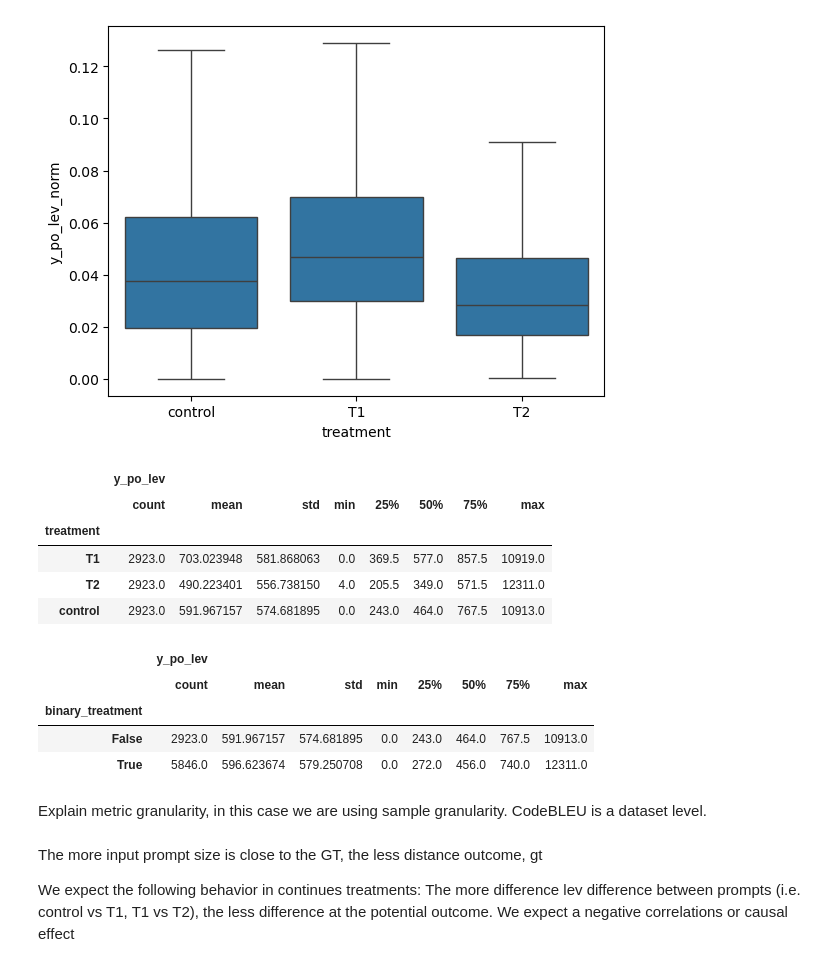
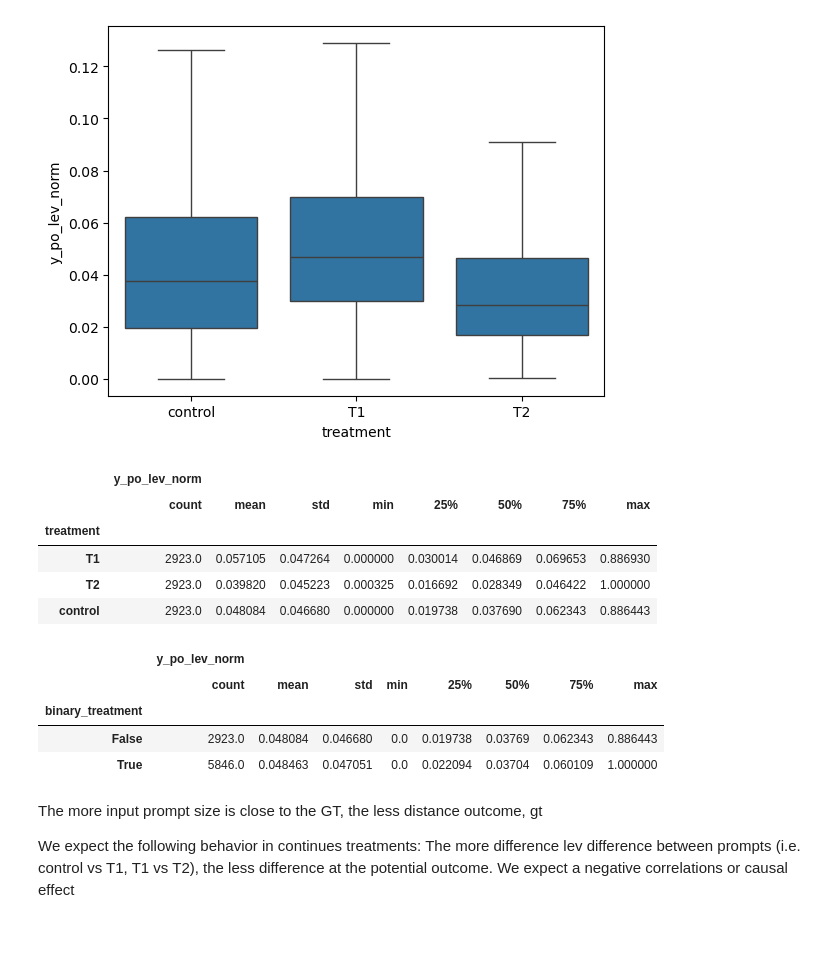
Before and after one commit to LeyliG/galeras-benchmark, a Jupyter notebook: docs/source/02_case_study_prompt_eng_propensity.ipynb, the cells around one changed output. Cells and saved outputs as stored; diff of their text form; code cells hidden in the pictures; blank space fills up the shorter version.

```diff
--- a/docs/source/02_case_study_prompt_eng_propensity.ipynb
+++ b/docs/source/02_case_study_prompt_eng_propensity.ipynb
@@ -175,24 +114,22 @@ sns.boxplot(data=treatments_df[['y_po_lev_norm','treatment']], x="treatment", y=
 <Axes: xlabel='treatment', ylabel='y_po_lev_norm'>
 [figure]
 # %%
-treatments_df[['y_po_lev','treatment']].groupby('treatment').describe()
+treatments_df[['y_po_lev_norm','treatment']].groupby('treatment').describe()
 # %% [output]
-|  | y_po_lev |  |  |  |  |  |  |  |
+|  | y_po_lev_norm |  |  |  |  |  |  |  |
 |  | count | mean | std | min | 25% | 50% | 75% | max |
 | treatment |  |  |  |  |  |  |  |  |
-| T1 | 2923.0 | 703.023948 | 581.868063 | 0.0 | 369.5 | 577.0 | 857.5 | 10919.0 |
-| T2 | 2923.0 | 490.223401 | 556.738150 | 4.0 | 205.5 | 349.0 | 571.5 | 12311.0 |
-| control | 2923.0 | 591.967157 | 574.681895 | 0.0 | 243.0 | 464.0 | 767.5 | 10913.0 |
+| T1 | 2923.0 | 0.057105 | 0.047264 | 0.000000 | 0.030014 | 0.046869 | 0.069653 | 0.886930 |
+| T2 | 2923.0 | 0.039820 | 0.045223 | 0.000325 | 0.016692 | 0.028349 | 0.046422 | 1.000000 |
+| control | 2923.0 | 0.048084 | 0.046680 | 0.000000 | 0.019738 | 0.037690 | 0.062343 | 0.886443 |
 # %%
-treatments_df[['y_po_lev','binary_treatment']].groupby('binary_treatment').describe()
+treatments_df[['y_po_lev_norm','binary_treatment']].groupby('binary_treatment').describe()
 # %% [output]
-|  | y_po_lev |  |  |  |  |  |  |  |
+|  | y_po_lev_norm |  |  |  |  |  |  |  |
 |  | count | mean | std | min | 25% | 50% | 75% | max |
 | binary_treatment |  |  |  |  |  |  |  |  |
-| False | 2923.0 | 591.967157 | 574.681895 | 0.0 | 243.0 | 464.0 | 767.5 | 10913.0 |
-| True | 5846.0 | 596.623674 | 579.250708 | 0.0 | 272.0 | 456.0 | 740.0 | 12311.0 |
+| False | 2923.0 | 0.048084 | 0.046680 | 0.0 | 0.019738 | 0.03769 | 0.062343 | 0.886443 |
+| True | 5846.0 | 0.048463 | 0.047051 | 0.0 | 0.022094 | 0.03704 | 0.060109 | 1.000000 |
-# %% [markdown]
-Explain metric granularity, in this case we are using sample granularity. CodeBLEU is a dataset level.
 # %% [markdown]
 The more input prompt size is close to the GT, the less distance outcome, gt
 
```
Also changed, not shown: parts of 28 cells of this notebook.
